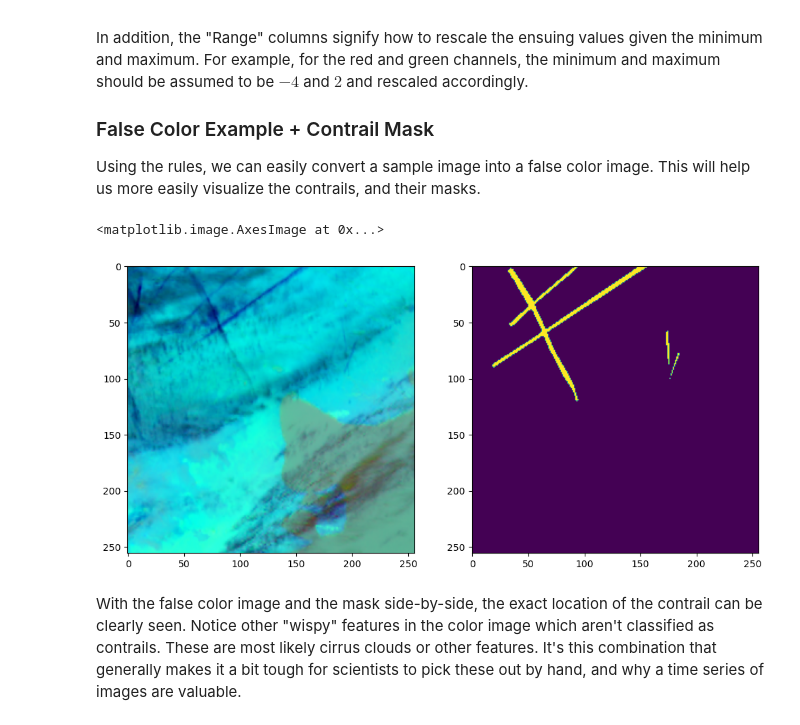
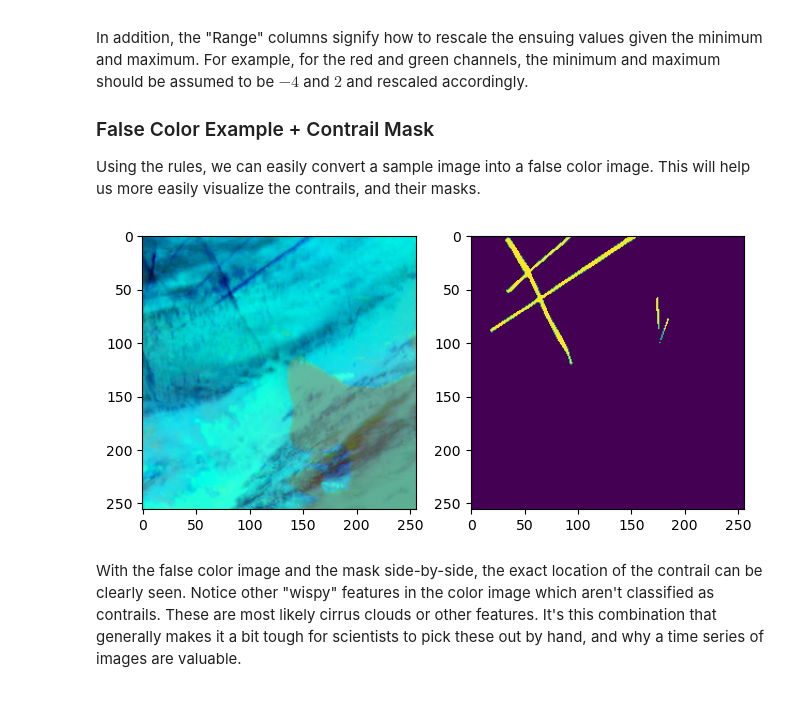
Before and after one commit to MughilM/Data-Science-Projects, a Jupyter notebook: notebooks/01_contrail_detection_unet.ipynb, the cells around one changed output. Saved outputs shown, nothing was run; the diff lists cells and outputs as text; code cells hidden in the pictures.

Commit message:
Finished up the UNet contrail model

```diff
--- a/notebooks/01_contrail_detection_unet.ipynb
+++ b/notebooks/01_contrail_detection_unet.ipynb
@@ -73,36 +74,39 @@ In addition, the "Range" columns signify how to rescale the ensuing values given
 ### False Color Example + Contrail Mask
 Using the rules, we can easily convert a sample image into a false color image. This will help us more easily visualize the contrails, and their masks.
 # %%
-sample_id = '82272245413161715'
-# Read the 3 bands we need, and extract the target time step
-band_11 = np.load(os.path.join(DATA_DIR, sample_id, 'band_11.npy'))[:, :, 5]
-band_14 = np.load(os.path.join(DATA_DIR, sample_id, 'band_14.npy'))[:, :, 5]
-band_15 = np.load(os.path.join(DATA_DIR, sample_id, 'band_15.npy'))[:, :, 5]
+def get_contrail_image_mask(sample_id):
+    # Read the 3 bands we need, and extract the target time step
+    band_11 = np.load(os.path.join(DATA_DIR, sample_id, 'band_11.npy'))[:, :, 5]
+    band_14 = np.load(os.path.join(DATA_DIR, sample_id, 'band_14.npy'))[:, :, 5]
+    band_15 = np.load(os.path.join(DATA_DIR, sample_id, 'band_15.npy'))[:, :, 5]
 
-# Let's save the image size, will be useful later
-IMAGE_SIZE = band_11.shape[0]
+    # Let's save the image size, will be useful later
+    IMAGE_SIZE = band_11.shape[0]
 
-# Calculate R, G, and B channels, with the scaling.
-# Clip to between 0 and 1 so that we don't get invalid values
-red = ((band_15 - band_14 + 4) / (2 + 4)).clip(0, 1)
-green = ((band_14 - band_11 + 4) / (5 + 4)).clip(0, 1)
-blue = ((band_11 - 243) / (303 - 243)).clip(0, 1)
-# Stack them correctly, and transpose so that the channels are list
-image = np.stack((red, green, blue), axis=0).transpose((1, 2, 0))
+    # Calculate R, G, and B channels, with the scaling.
+    # Clip to between 0 and 1 so that we don't get invalid values
+    red = ((band_15 - band_14 + 4) / (2 + 4)).clip(0, 1)
+    green = ((band_14 - band_11 + 4) / (5 + 4)).clip(0, 1)
+    blue = ((band_11 - 243) / (303 - 243)).clip(0, 1)
+    # Stack them correctly, and transpose so that the channels are list
+    image = np.stack((red, green, blue), axis=0).transpose((1, 2, 0))
 
-# Now read the mask, it has an extra singleton channel dimension at the end,
-# so get rid of that.
-mask = np.load(os.path.join(DATA_DIR, sample_id, 'human_pixel_masks.npy')).squeeze()
+    # Now read the mask, it has an extra singleton channel dimension at the end,
+    # so get rid of that.
+    mask = np.load(os.path.join(DATA_DIR, sample_id, 'human_pixel_masks.npy')).squeeze()
 
-# Plot it using imshow!
+    return image, mask
+
+image, mask = get_contrail_image_mask('82272245413161715')
 plt.figure(figsize=(12, 6))
-ax = plt.subplot(1, 2, 1)
+ax = plt.subplot(1, 3, 1)
 ax.imshow(image)
-ax = plt.subplot(1, 2, 2)
+ax = plt.subplot(1, 3, 2)
 ax.imshow(mask)
+plt.savefig('./contrail_example.png')
+plt.show()
 # %% [output]
-<matplotlib.image.AxesImage at 0x...>
-[figure, old version]
+[figure, new version]
 # %% [markdown]
 With the false color image and the mask side-by-side, the exact location of the contrail can be clearly seen. Notice other "wispy" features in the color image which aren't classified as contrails. These are most likely cirrus clouds or other features. It's this combination that generally makes it a bit tough for scientists to pick these out by hand, and why a time series of images are valuable.
 # %% [markdown]
```
Also changed, not shown: parts of 29 cells of this notebook.
